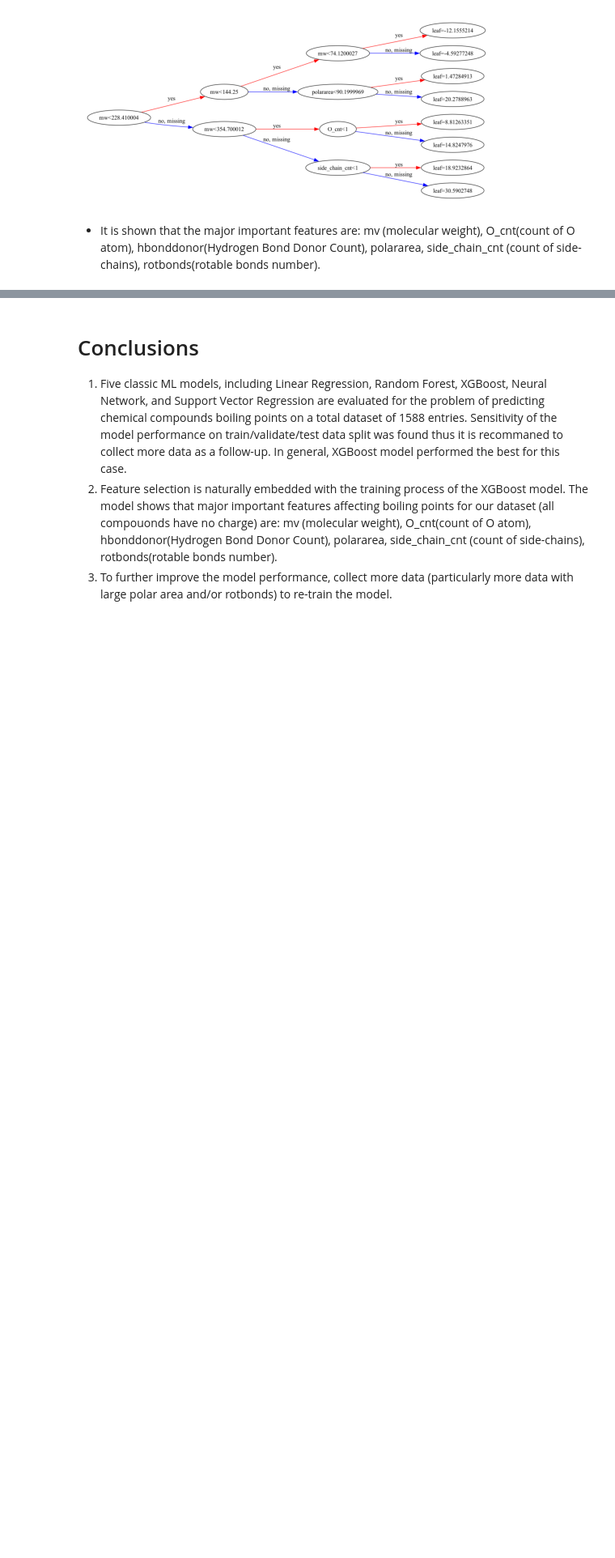
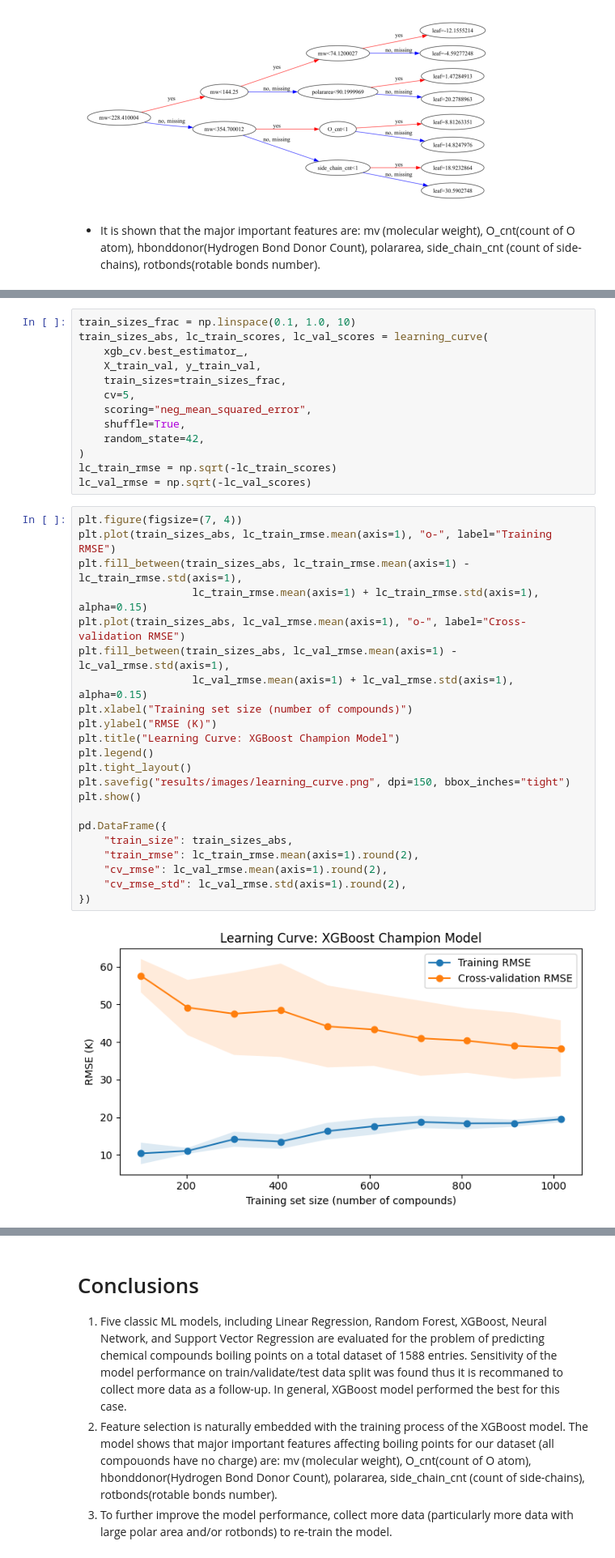
Before and after one commit to JShi12/Predict-Organic-Chemical-Boiling-Point, a Jupyter notebook: Boiling_Point_Predicter.ipynb, the cells around one changed output, grey strips where cells are left out. Shown at 81% size. Drawn from its saved outputs; the diff is of its cells as text; blank space fills up the shorter version.

```diff
--- a/Boiling_Point_Predicter.ipynb
+++ b/Boiling_Point_Predicter.ipynb
@@ -631,0 +646,37 @@ plt.show()
+# %%
+train_sizes_frac = np.linspace(0.1, 1.0, 10)
+train_sizes_abs, lc_train_scores, lc_val_scores = learning_curve(
+    xgb_cv.best_estimator_,
+    X_train_val, y_train_val,
+    train_sizes=train_sizes_frac,
+    cv=5,
+    scoring="neg_mean_squared_error",
+    shuffle=True,
+    random_state=42,
+)
+lc_train_rmse = np.sqrt(-lc_train_scores)
+lc_val_rmse = np.sqrt(-lc_val_scores)
+# %%
+plt.figure(figsize=(7, 4))
+plt.plot(train_sizes_abs, lc_train_rmse.mean(axis=1), "o-", label="Training RMSE")
+plt.fill_between(train_sizes_abs, lc_train_rmse.mean(axis=1) - lc_train_rmse.std(axis=1),
+                  lc_train_rmse.mean(axis=1) + lc_train_rmse.std(axis=1), alpha=0.15)
+plt.plot(train_sizes_abs, lc_val_rmse.mean(axis=1), "o-", label="Cross-validation RMSE")
+plt.fill_between(train_sizes_abs, lc_val_rmse.mean(axis=1) - lc_val_rmse.std(axis=1),
+                  lc_val_rmse.mean(axis=1) + lc_val_rmse.std(axis=1), alpha=0.15)
+plt.xlabel("Training set size (number of compounds)")
+plt.ylabel("RMSE (K)")
+plt.title("Learning Curve: XGBoost Champion Model")
+plt.legend()
+plt.tight_layout()
+plt.savefig("results/images/learning_curve.png", dpi=150, bbox_inches="tight")
+plt.show()
+
+pd.DataFrame({
+    "train_size": train_sizes_abs,
+    "train_rmse": lc_train_rmse.mean(axis=1).round(2),
+    "cv_rmse": lc_val_rmse.mean(axis=1).round(2),
+    "cv_rmse_std": lc_val_rmse.std(axis=1).round(2),
+})
+# %% [output]
+[figure, added]
```
Also changed, not shown: parts of 6 cells of this notebook, 1 other file.
